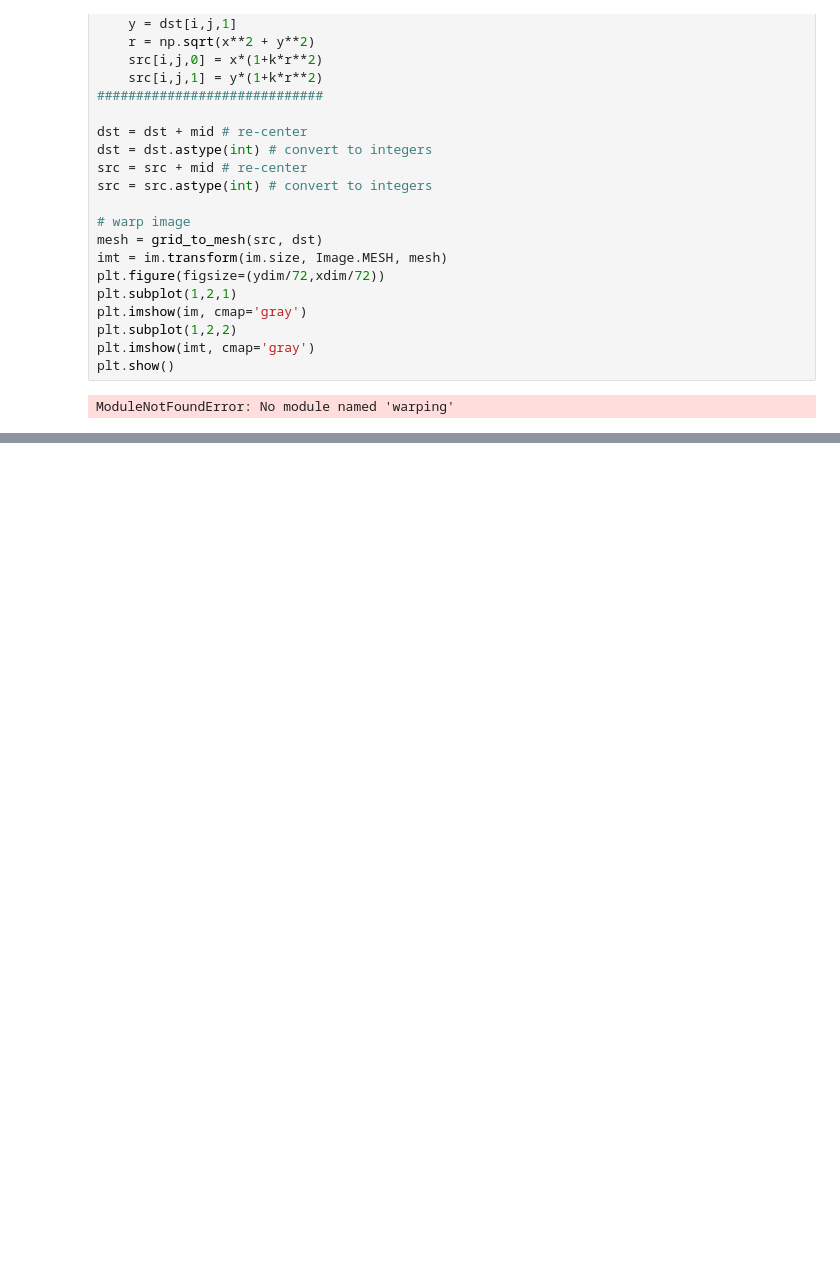
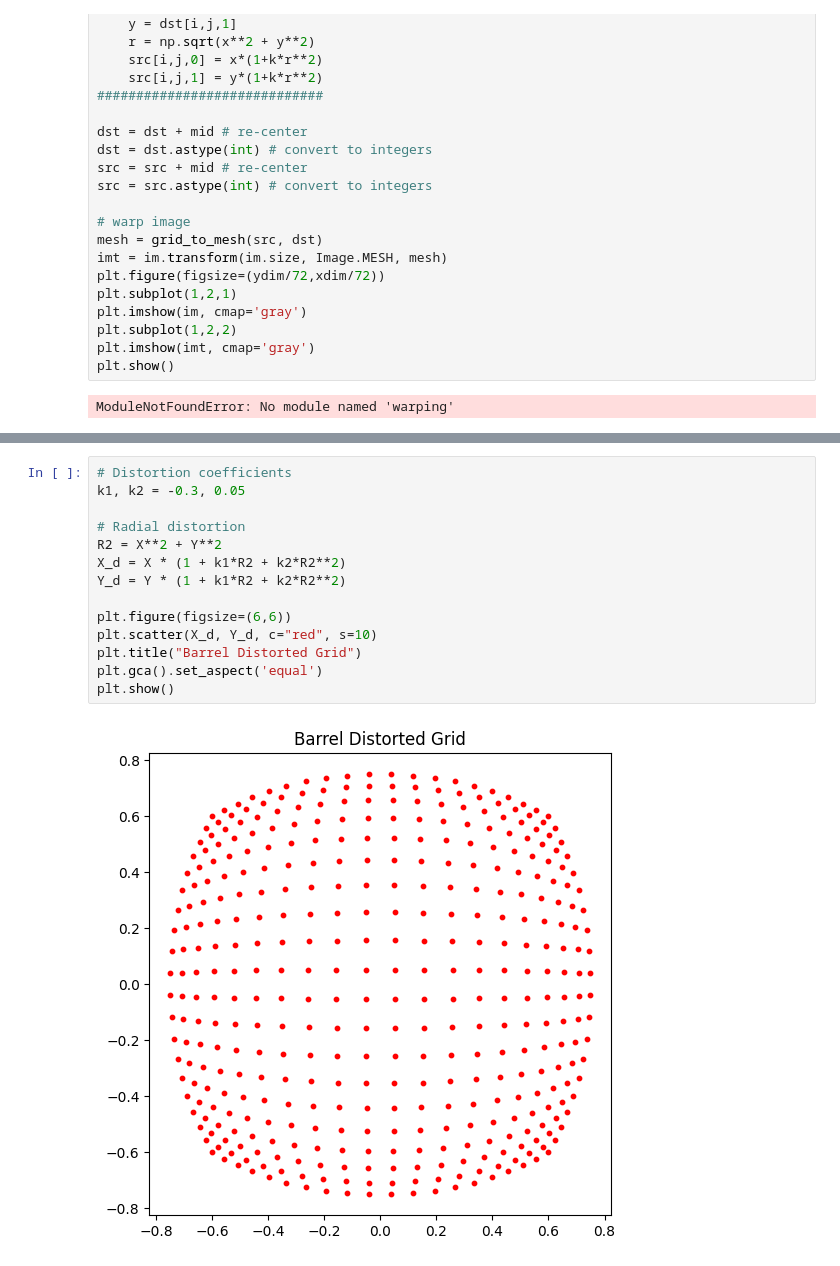
Before and after one commit to changsin/CV, a Jupyter notebook: 01_14_pixels_lens_distortion.ipynb, the cells around one changed output, grey strips where cells are left out. Saved outputs shown, nothing was run; the diff lists cells and outputs as text; blank space fills up the shorter version.

```diff
--- a/01_14_pixels_lens_distortion.ipynb
+++ b/01_14_pixels_lens_distortion.ipynb
@@ -66,0 +153,16 @@ ModuleNotFoundError: No module named 'warping'
+# %%
+# Distortion coefficients
+k1, k2 = -0.3, 0.05
+
+# Radial distortion
+R2 = X**2 + Y**2
+X_d = X * (1 + k1*R2 + k2*R2**2)
+Y_d = Y * (1 + k1*R2 + k2*R2**2)
+
+plt.figure(figsize=(6,6))
+plt.scatter(X_d, Y_d, c="red", s=10)
+plt.title("Barrel Distorted Grid")
+plt.gca().set_aspect('equal')
+plt.show()
+# %% [output]
+[figure, added]
```
Also changed, not shown: parts of 15 cells of this notebook.
